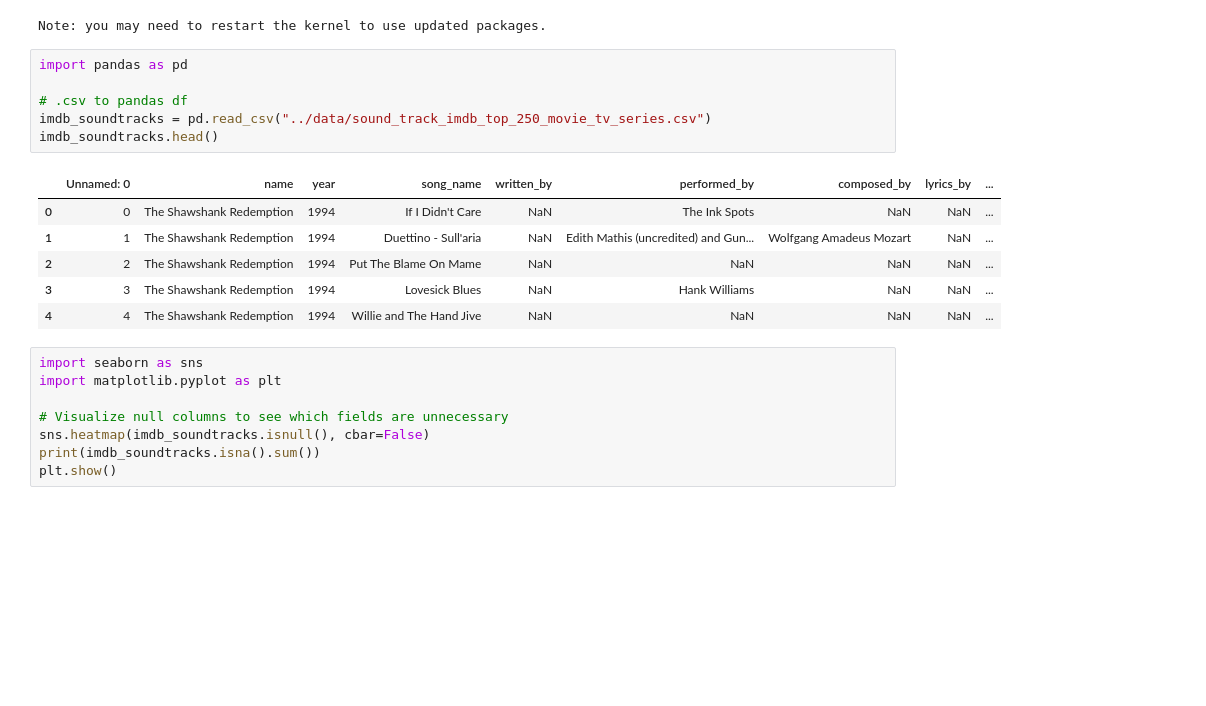
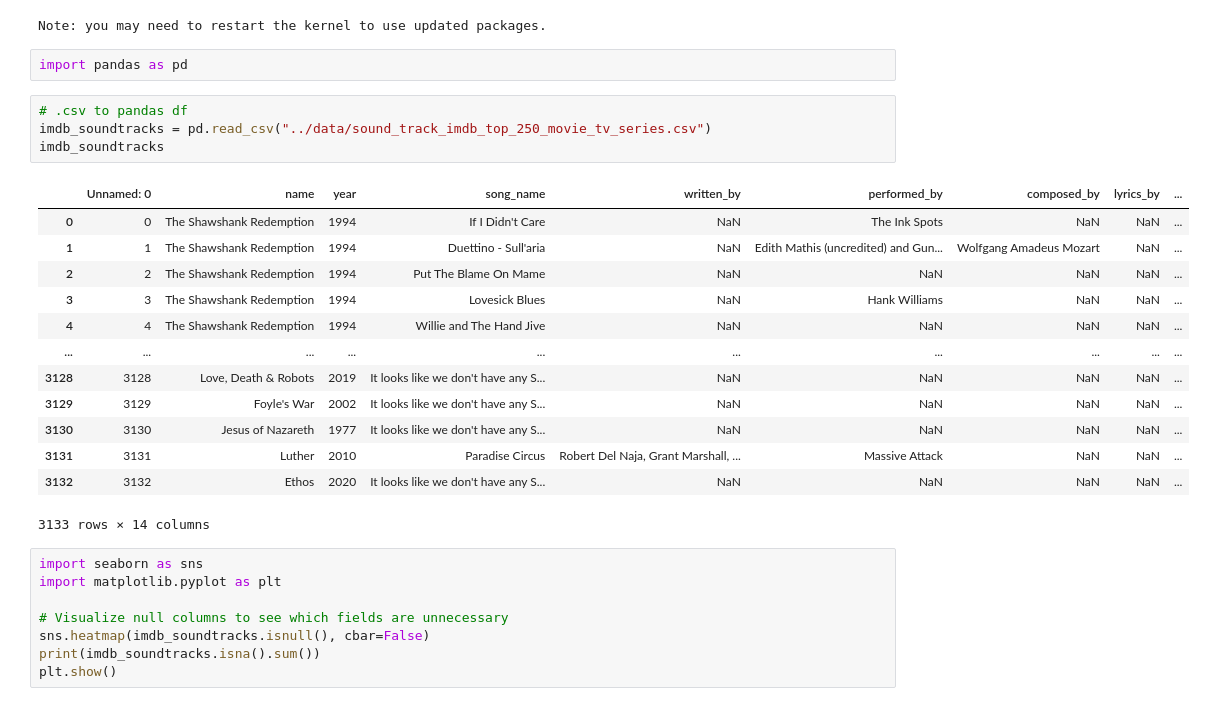
Before and after one commit to jdelossantos5430/Movie-Recommender, a Jupyter notebook: scripts/movie_data.ipynb, the cells around one changed output. Drawn from its saved outputs; the diff is of its cells as text; blank space fills up the shorter version.

```diff
--- a/scripts/movie_data.ipynb
+++ b/scripts/movie_data.ipynb
@@ -2,19 +2,26 @@
 %pip install -qU pandas matplotlib seaborn python-dotenv requests
 # %% [output]
 Note: you may need to restart the kernel to use updated packages.
+# %%
+import pandas as pd
 # %%
-import pandas as pd
-
 # .csv to pandas df
 imdb_soundtracks = pd.read_csv("../data/sound_track_imdb_top_250_movie_tv_series.csv")
-imdb_soundtracks.head()
+imdb_soundtracks
 # %% [output]
 |  | Unnamed: 0 | name | year | song_name | written_by | performed_by | composed_by | lyrics_by | ... |
 | 0 | 0 | The Shawshank Redemption | 1994 | If I Didn't Care | NaN | The Ink Spots | NaN | NaN | ... |
 | 1 | 1 | The Shawshank Redemption | 1994 | Duettino - Sull'aria | NaN | Edith Mathis (uncredited) and Gun... | Wolfgang Amadeus Mozart | NaN | ... |
 | 2 | 2 | The Shawshank Redemption | 1994 | Put The Blame On Mame | NaN | NaN | NaN | NaN | ... |
 | 3 | 3 | The Shawshank Redemption | 1994 | Lovesick Blues | NaN | Hank Williams | NaN | NaN | ... |
 | 4 | 4 | The Shawshank Redemption | 1994 | Willie and The Hand Jive | NaN | NaN | NaN | NaN | ... |
+| ... | ... | ... | ... | ... | ... | ... | ... | ... | ... |
+| 3128 | 3128 | Love, Death & Robots | 2019 | It looks like we don't have any S... | NaN | NaN | NaN | NaN | ... |
+| 3129 | 3129 | Foyle's War | 2002 | It looks like we don't have any S... | NaN | NaN | NaN | NaN | ... |
+| 3130 | 3130 | Jesus of Nazareth | 1977 | It looks like we don't have any S... | NaN | NaN | NaN | NaN | ... |
+| 3131 | 3131 | Luther | 2010 | Paradise Circus | Robert Del Naja, Grant Marshall, ... | Massive Attack | NaN | NaN | ... |
+| 3132 | 3132 | Ethos | 2020 | It looks like we don't have any S... | NaN | NaN | NaN | NaN | ... |
+3133 rows × 14 columns
 # %%
 import seaborn as sns
 import matplotlib.pyplot as plt
```
Also changed, not shown: parts of 23 cells of this notebook, 1 other file.
